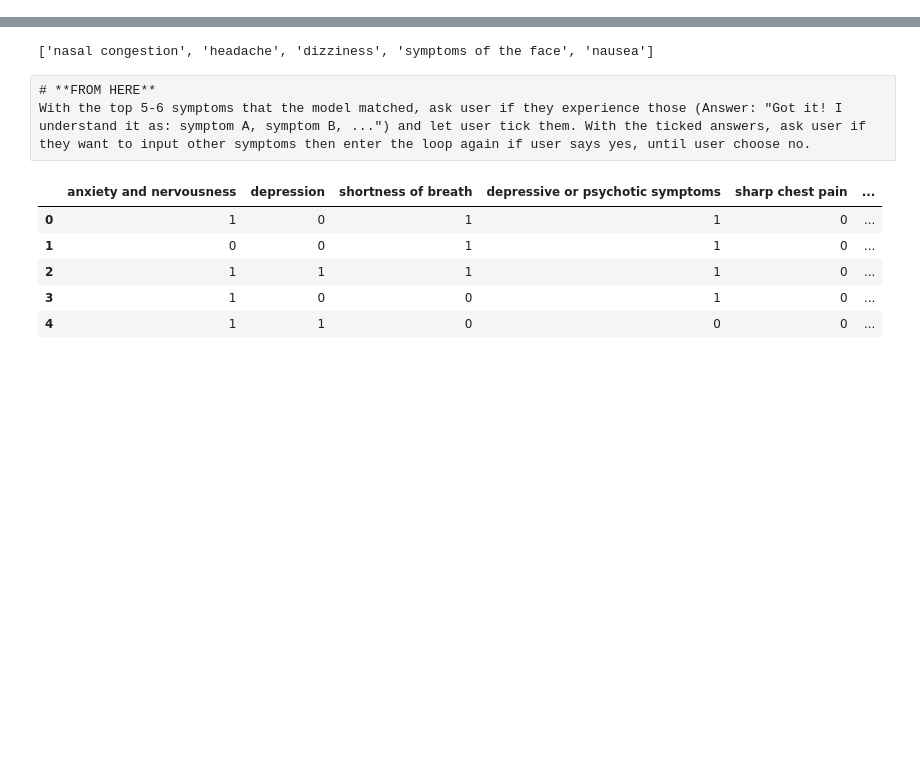
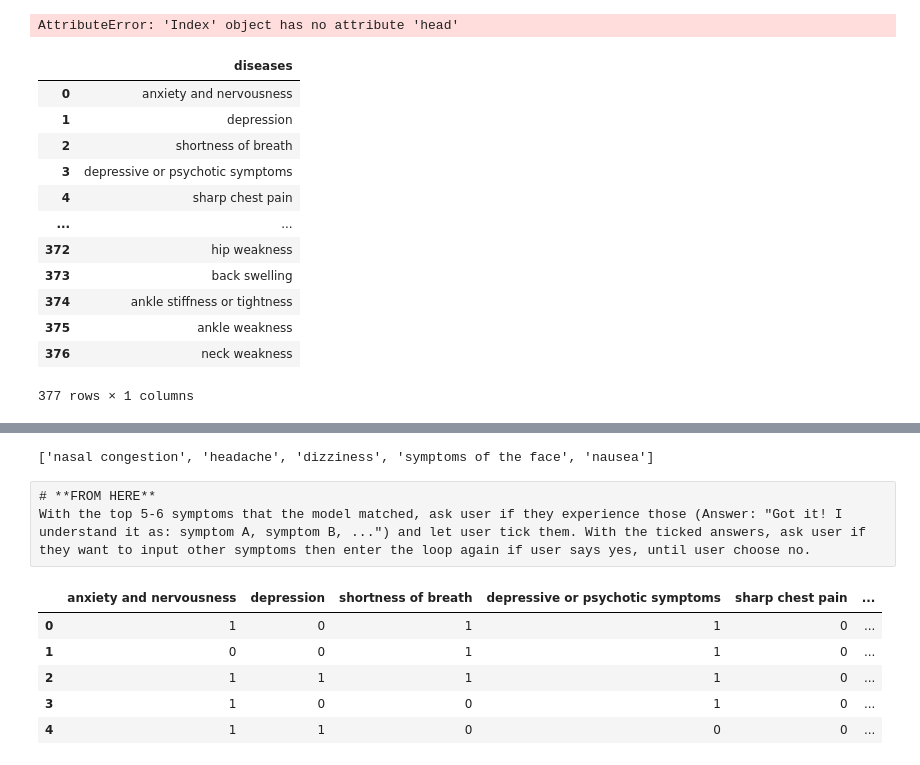
Before and after one commit to hathucanh13/Symptoms2Diseases, a Jupyter notebook: train2.ipynb, the cells around one changed output, grey strips where cells are left out. Drawn from its saved outputs; the diff is of its cells as text; code cells hidden in the pictures; blank space fills up the shorter version.

```diff
--- a/train2.ipynb
+++ b/train2.ipynb
@@ -13,3 +29,23 @@ all_symptoms = df.columns[1:]
+# %%
+all_symptoms.head()
+# %% [output]
+AttributeError: 'Index' object has no attribute 'head'
+# %%
+all_symptoms
+# %% [output]
+|  | diseases |
+| 0 | anxiety and nervousness |
+| 1 | depression |
+| 2 | shortness of breath |
+| 3 | depressive or psychotic symptoms |
+| 4 | sharp chest pain |
+| ... | ... |
+| 372 | hip weakness |
+| 373 | back swelling |
+| 374 | ankle stiffness or tightness |
+| 375 | ankle weakness |
+| 376 | neck weakness |
+377 rows × 1 columns
 # %%
 embedModel = SentenceTransformer("pritamdeka/BioBERT-mnli-snli-scinli-scitail-mednli-stsb")
 
```
Also changed, not shown: parts of 12 cells of this notebook, 11 other files.
